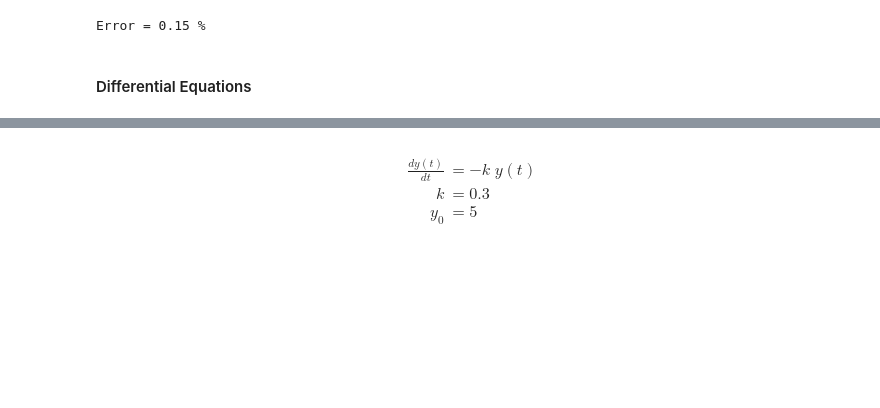
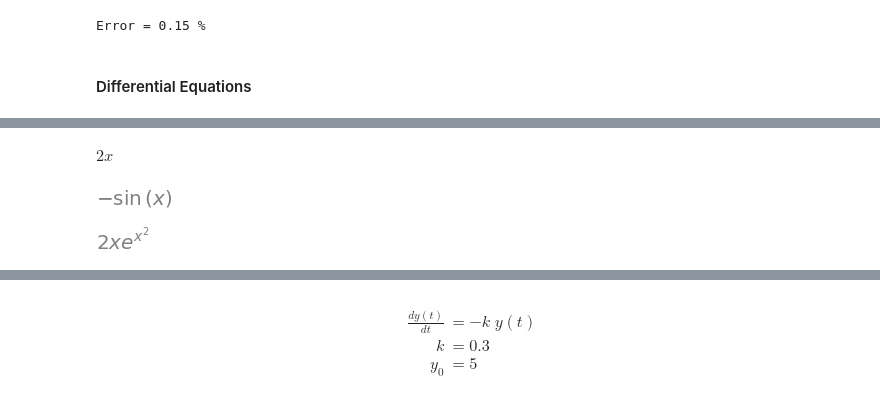
Before and after one commit to SamMachariaPhD/Math-Modelling-Simulation-Python, a Jupyter notebook: monte.ipynb, the cells around one changed output, grey strips where cells are left out. Saved outputs shown, nothing was run; the diff lists cells and outputs as text; code cells hidden in the pictures; blank space fills up the shorter version.

```diff
--- a/monte.ipynb
+++ b/monte.ipynb
@@ -190,0 +220,26 @@ Error = 0.15 %
+# %%
+from sympy import *
+
+# create a "symbol" called x
+x = Symbol('x')
+
+#Define function
+f = x**2
+
+#Calculating Derivative
+derivative_f = f.diff(x)
+
+derivative_f
+# %% [output]
+$\displaystyle 2 x$
+# %%
+x,y,z = symbols('x y z')
+sympy.init_printing()
+# %%
+diff(cos(x), x)
+# %% [output]
+[figure, added]
+# %%
+diff(exp(x**2), x)
+# %% [output]
+[figure, added]
```
Also changed, not shown: parts of 11 cells of this notebook, 2 other files.
